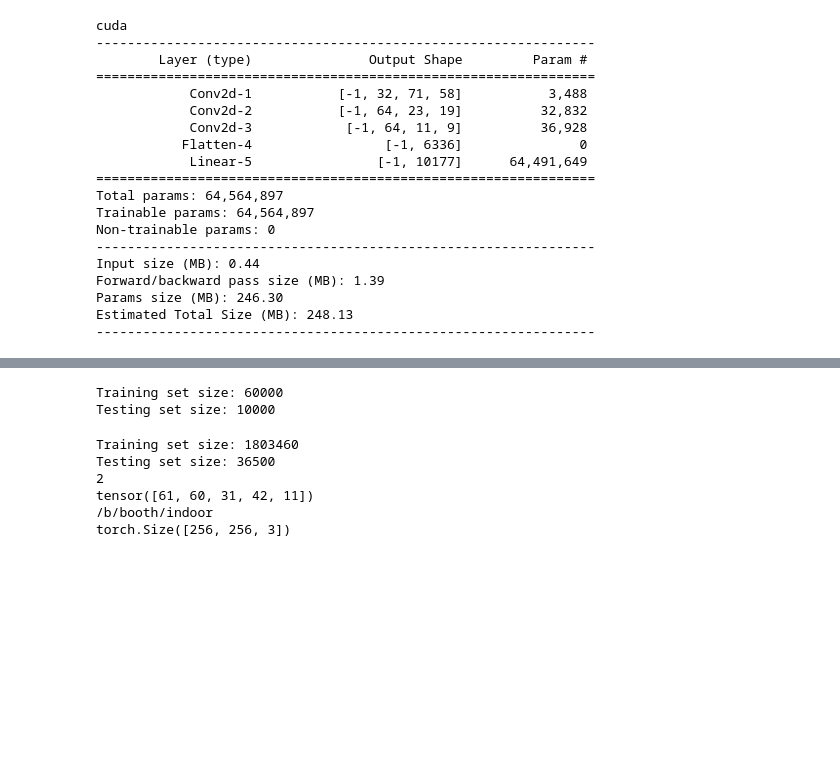
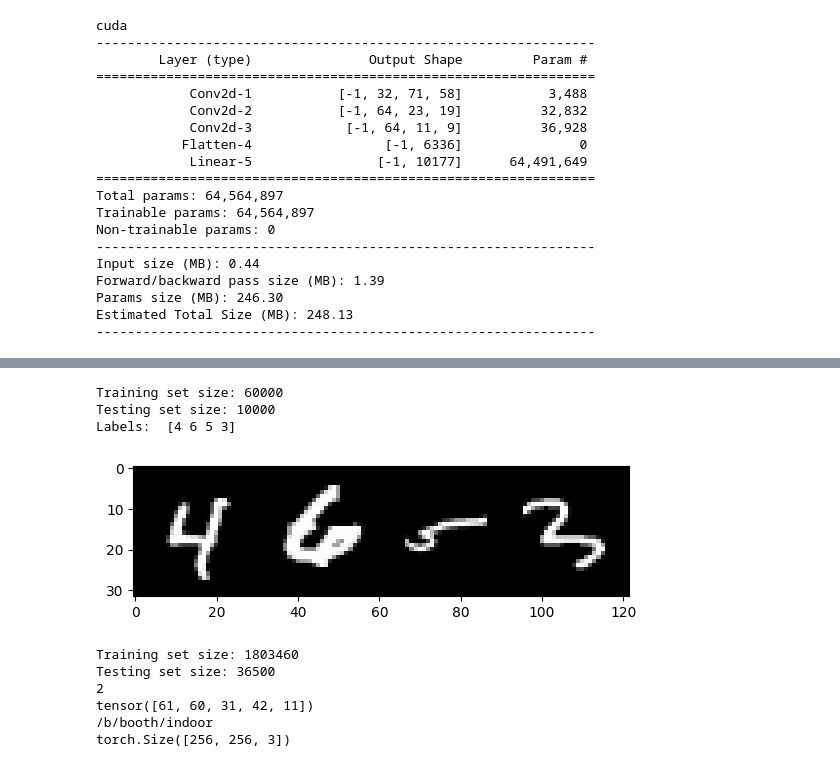
Before and after one commit to Lassedi/VisLab_DNNProject, a Jupyter notebook: main.ipynb, the cells around one changed output, grey strips where cells are left out. Cells and saved outputs as stored; diff of their text form; code cells hidden in the pictures; blank space fills up the shorter version.

```diff
--- a/main.ipynb
+++ b/main.ipynb
@@ -97,20 +94,35 @@ NameError: name 'train_loader' is not defined
 # %%
 #minst data set
 transform = transforms.Compose([
     transforms.ToTensor()
 ])
 train_dataset = datasets.MNIST("./data", train = True, download=True, transform=transform)
 test_dataset = datasets.MNIST("./data", train=False, download=True, transform=transform)
 
 train_loader = torch.utils.data.DataLoader(train_dataset, batch_size=16, shuffle=True)
 test_loader = torch.utils.data.DataLoader(test_dataset, batch_size=16)
 
 #report split sizes
 print("Training set size: {}".format(len(train_dataset)))
 print("Testing set size: {}".format(len(test_dataset)))
+
+#visualize training data & corresponding labels
+dataiter = iter(train_loader)
+images, labels = next(dataiter)
+
+print("Labels: ",labels.numpy()[0:4])
+
+images = images[:4,:,:,:]
+img_grid = torchvision.utils.make_grid(images)
+img_grid = img_grid.permute(1,2,0)
+
+plt.imshow(img_grid)
+plt.show()
 # %% [output]
 Training set size: 60000
 Testing set size: 10000
+Labels:  [4 6 5 3]
+[figure, added]
 # %%
 #Places365 dataset (scene recognition)
 transform = transforms.Compose([
```
Also changed, not shown: parts of 4 cells of this notebook, 5 other files.
